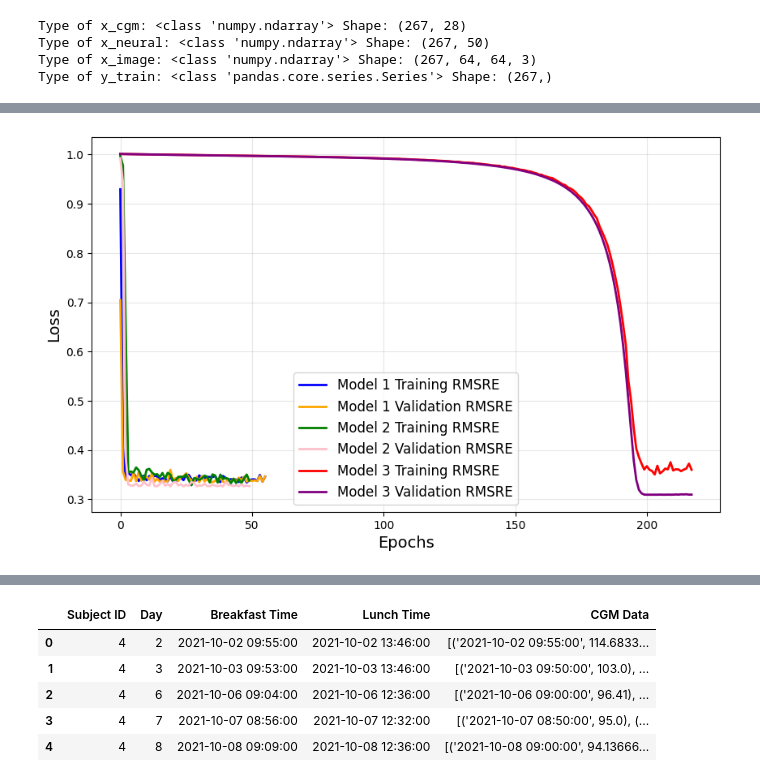
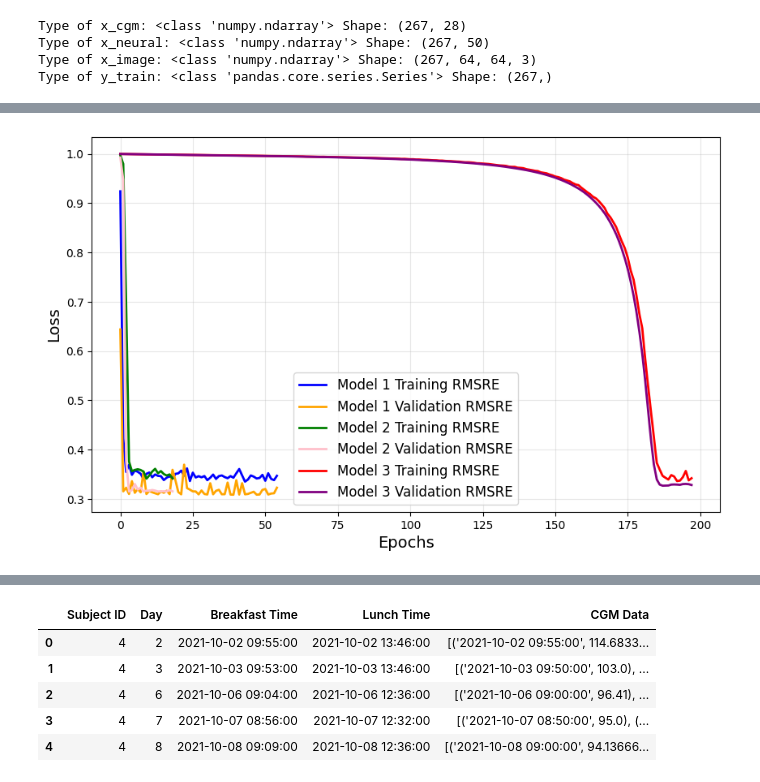
Before and after one commit to muresaijaideepreddy/Calorie-Prediction, a Jupyter notebook: STMI_Code.ipynb, the cells around one changed output, grey strips where cells are left out. Saved outputs shown, nothing was run; the diff lists cells and outputs as text; code cells hidden in the pictures.

```diff
--- a/STMI_Code.ipynb
+++ b/STMI_Code.ipynb
@@ -1990,10 +1973,6 @@ class EWC:
                 param_diff = p - self.params[name]
                 loss += torch.sum(fisher_term * param_diff ** 2)
         return loss
-
-
-
-# Define dataset, DataLoader, and training process
 dataset = TensorDataset(x_cgm, x_neural, x_image, y_train)
 train_size = int(0.8 * len(dataset))
 val_size = len(dataset) - train_size
@@ -2004,7 +1983,7 @@ val_loader = DataLoader(val_dataset, batch_size=4, shuffle=False)
 # Define model, loss, optimizer
 model2 =  MultimodalNetworkWithEWC()
 criterion = RMSRELoss()
-optimizer = optim.Adam(model2.parameters(), lr=0.0001, weight_decay=1e-4)
+optimizer = optim.Adam(model2.parameters(), lr=0.001, weight_decay=1e-4)
 
 # Training loop
 epochs = 400
@@ -2114,9 +2095,6 @@ import torch.optim as optim
 from torch.utils.data import DataLoader, TensorDataset, random_split
 import matplotlib.pyplot as plt
 from libauc.optimizers import PESG
-
-
-# RMSRELoss remains the same
 class RMSRELoss(nn.Module):
     def __init__(self):
         super(RMSRELoss, self).__init__()
@@ -2127,9 +2105,6 @@ class RMSRELoss(nn.Module):
         squared_relative_error = relative_error ** 2
         rmsre = torch.sqrt(torch.mean(squared_relative_error))
         return rmsre
-
-
-# Modified Attention class for uniformity
 class Attention(nn.Module):
     def __init__(self, input_dim):
         super(Attention, self).__init__()
@@ -2156,53 +2131,53 @@ class MultimodalNetworkWithEWC(nn.Module):
         self.cgm_dense = nn.Sequential(
             nn.Linear(128, 256),
             nn.ReLU(),
-            nn.Dropout(0.7),
+            #nn.Dropout(0.7),
             nn.Linear(256, 64)
         )
         self.neural_dense = nn.Sequential(
             nn.Linear(50, 256),
             nn.ReLU(),
-            nn.Dropout(0.3),
+            #nn.Dropout(0.3),
             nn.Linear(256, 64)
         )
         self.image_cnn = nn.Sequential(
             nn.Conv2d(3, 32, kernel_size=3, padding=1),
             nn.ReLU(),
             nn.MaxPool2d(kernel_size=2),
-            nn.Dropout2d(0.2),
+            #nn.Dropout2d(0.2),
             nn.Conv2d(32, 64, kernel_size=3, padding=1),
             nn.ReLU(),
             nn.MaxPool2d(kernel_size=2),
-            nn.Dropout2d(0.2),
+            #nn.Dropout2d(0.2),
             nn.Conv2d(64, 128, kernel_size=3, padding=1),
             nn.ReLU(),
             nn.MaxPool2d(kernel_size=2),
-            nn.Dropout2d(0.2)
+            #nn.Dropout2d(0.2)
         )
         self.image_attention = Attention(128)
         self.image_dense = nn.Sequential(
             nn.Linear(128, 256),
             nn.ReLU(),
-            nn.Dropout(0.3),
+            #nn.Dropout(0.3),
             nn.Linear(256, 64)
         )
 
         self.fc1 = nn.Sequential(
             nn.Linear(64, 64),
             nn.Sigmoid(),
-            nn.Dropout(0.3)
+            #nn.Dropout(0.3)
         )
 
         self.fc2 = nn.Sequential(
             nn.Linear(64 + 64, 64),
             nn.Sigmoid(),
-            nn.Dropout(0.3)
+            #nn.Dropout(0.3)
         )
 
         self.fc3 = nn.Sequential(
             nn.Linear(64 + 64, 256),
             nn.ReLU(),
-            nn.Dropout(0.3),
+            #nn.Dropout(0.3),
             nn.Linear(256, 128),
             nn.ReLU(),
             nn.Dropout(0.2),
@@ -2278,18 +2253,13 @@ class EWC:
         return loss
 
 
-
-# Define dataset, DataLoader, and training process
 dataset = TensorDataset(x_cgm, x_neural, x_image, y_train)
 train_size = int(0.8 * len(dataset))
 val_size = len(dataset) - train_size
 train_dataset, val_dataset = random_split(dataset, [train_size, val_size])
 train_loader = DataLoader(train_dataset, batch_size=4, shuffle=True)
 val_loader = DataLoader(val_dataset, batch_size=4, shuffle=False)
-
-# Define model, loss, optimizer
-# Define model, loss, optimizer
-model3 = MultimodalNetworkWithEWC()  # Fixed model class instantiation
+model3 = MultimodalNetworkWithEWC()
 criterion = RMSRELoss()
 epochs = 400
 patience = 10
@@ -2402,5 +2372,5 @@ Epoch 217/400, Training Loss: 0.3723, Validation Loss: 0.3094
 Early stopping triggered
-[figure, old version]
+[figure, new version]
 # %%
 
 model.eval()
```
Also changed, not shown: parts of 13 cells of this notebook.
